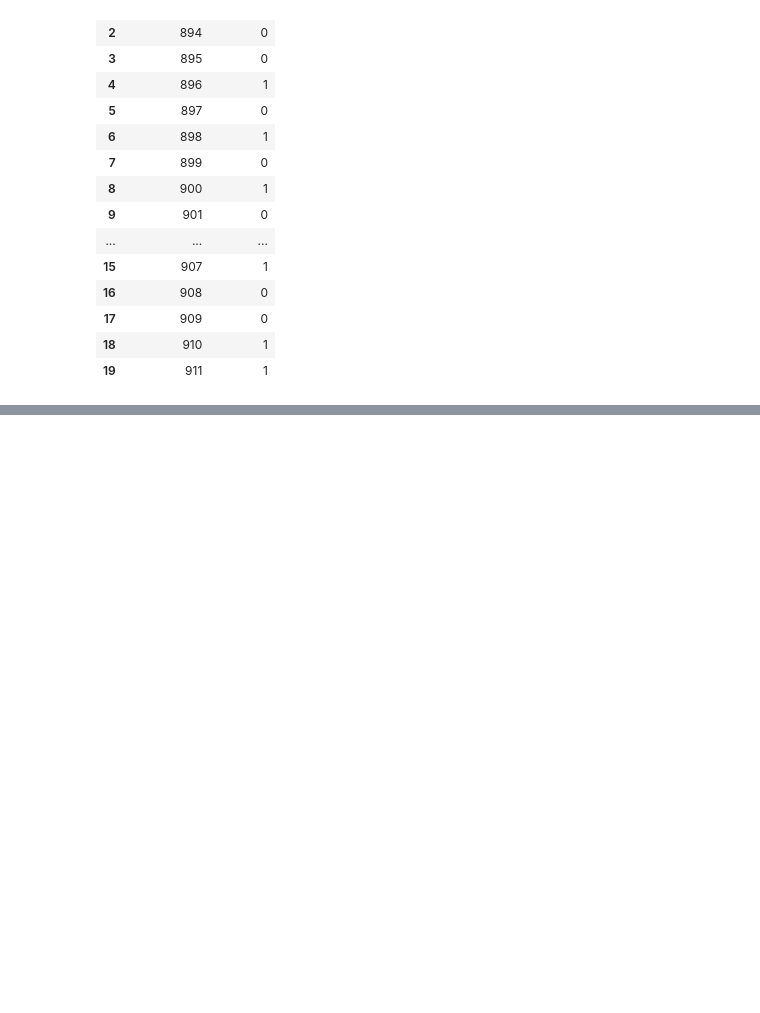
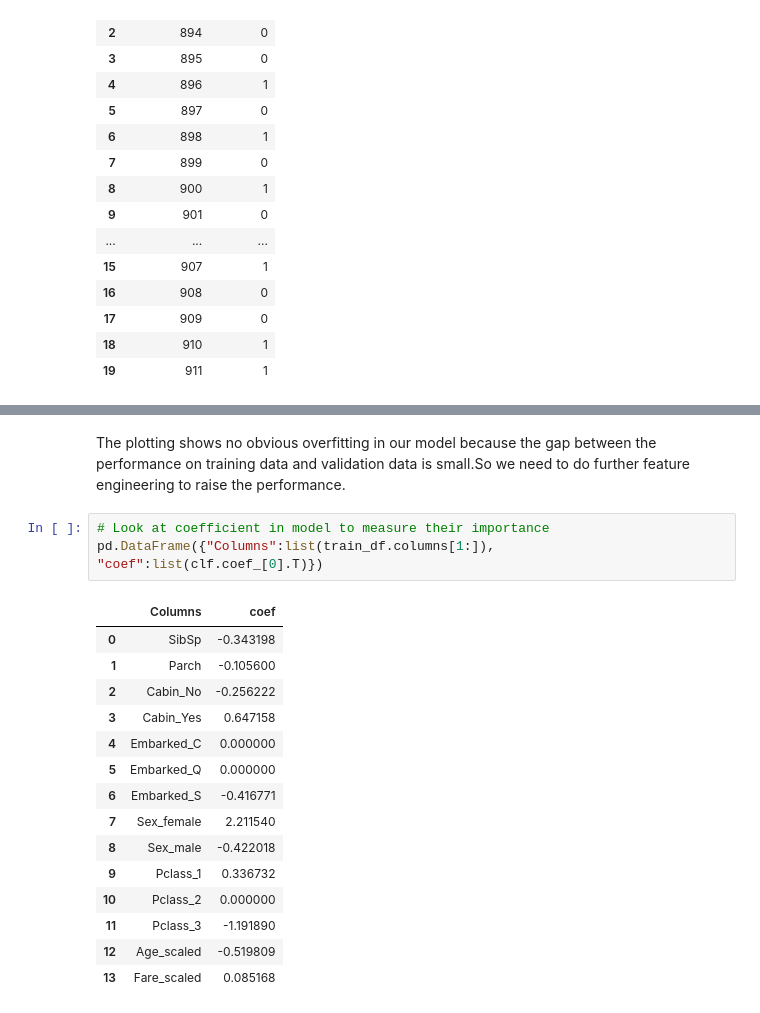
Before and after one commit to captunez/Kaggle-Titanic, a Jupyter notebook: Titanic_Modeling.ipynb, the cells around one changed output, grey strips where cells are left out. Saved outputs shown, nothing was run; the diff lists cells and outputs as text; blank space fills up the shorter version.

```diff
--- a/Titanic_Modeling.ipynb
+++ b/Titanic_Modeling.ipynb
@@ -242,0 +283,21 @@ it's overfitting now, we can select subsets of features to raise generalization
+# %% [markdown]
+The plotting shows no obvious overfitting in our model because the gap between the performance on training data and validation data is small.So we need to do further feature engineering to raise the performance.
+# %%
+# Look at coefficient in model to measure their importance
+pd.DataFrame({"Columns":list(train_df.columns[1:]), "coef":list(clf.coef_[0].T)})
+# %% [output]
+|  | Columns | coef |
+| 0 | SibSp | -0.343198 |
+| 1 | Parch | -0.105600 |
+| 2 | Cabin_No | -0.256222 |
+| 3 | Cabin_Yes | 0.647158 |
+| 4 | Embarked_C | 0.000000 |
+| 5 | Embarked_Q | 0.000000 |
+| 6 | Embarked_S | -0.416771 |
+| 7 | Sex_female | 2.211540 |
+| 8 | Sex_male | -0.422018 |
+| 9 | Pclass_1 | 0.336732 |
+| 10 | Pclass_2 | 0.000000 |
+| 11 | Pclass_3 | -1.191890 |
+| 12 | Age_scaled | -0.519809 |
+| 13 | Fare_scaled | 0.085168 |
```
Also changed, not shown: parts of 3 cells of this notebook.
